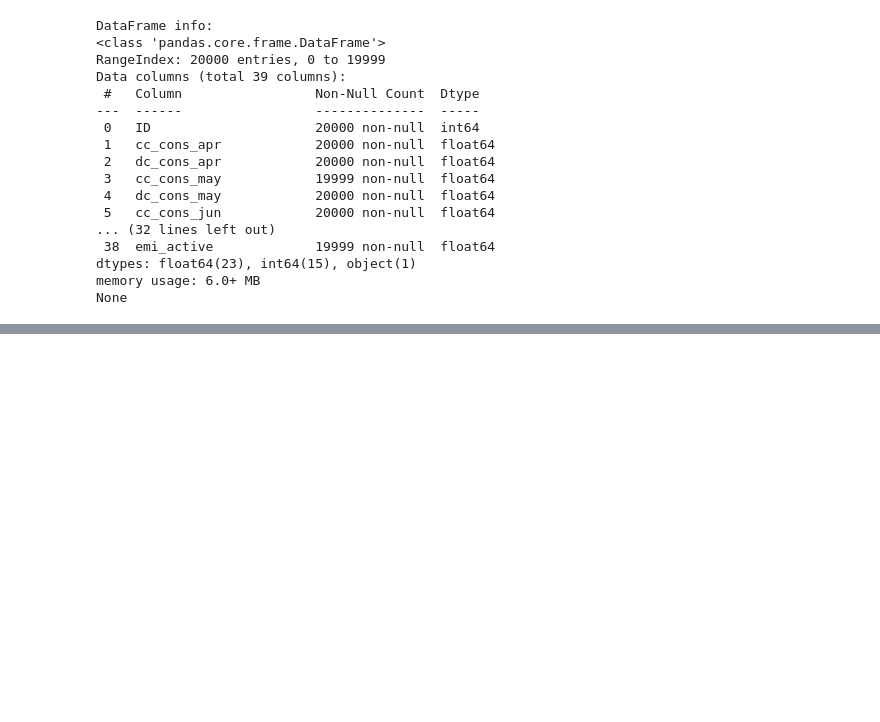
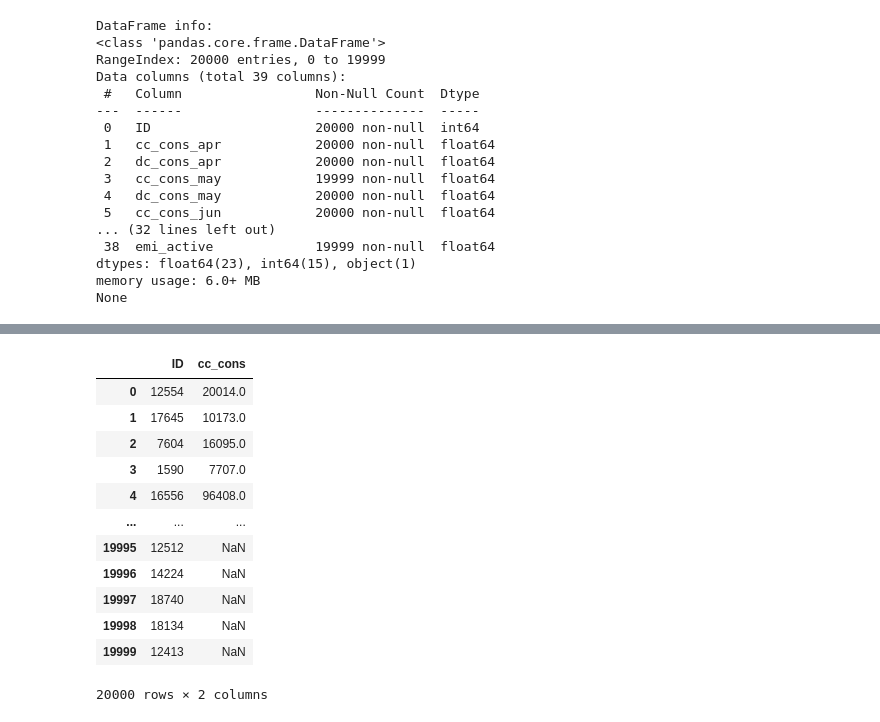
Before and after one commit to BhuvanJoshi007/Predicting_Credit_Consumption, a Jupyter notebook: Predicting Credit Consumption.ipynb, the cells around one changed output, grey strips where cells are left out. Drawn from its saved outputs; the diff is of its cells as text; code cells hidden in the pictures; blank space fills up the shorter version.

```diff
--- a/Predicting Credit Consumption.ipynb
+++ b/Predicting Credit Consumption.ipynb
@@ -83,0 +106,16 @@ None
+# %%
+Credit_Consumption_Data
+# %% [output]
+|  | ID | cc_cons |
+| 0 | 12554 | 20014.0 |
+| 1 | 17645 | 10173.0 |
+| 2 | 7604 | 16095.0 |
+| 3 | 1590 | 7707.0 |
+| 4 | 16556 | 96408.0 |
+| ... | ... | ... |
+| 19995 | 12512 | NaN |
+| 19996 | 14224 | NaN |
+| 19997 | 18740 | NaN |
+| 19998 | 18134 | NaN |
+| 19999 | 12413 | NaN |
+20000 rows × 2 columns
```
Also changed, not shown: parts of 11 cells of this notebook.
